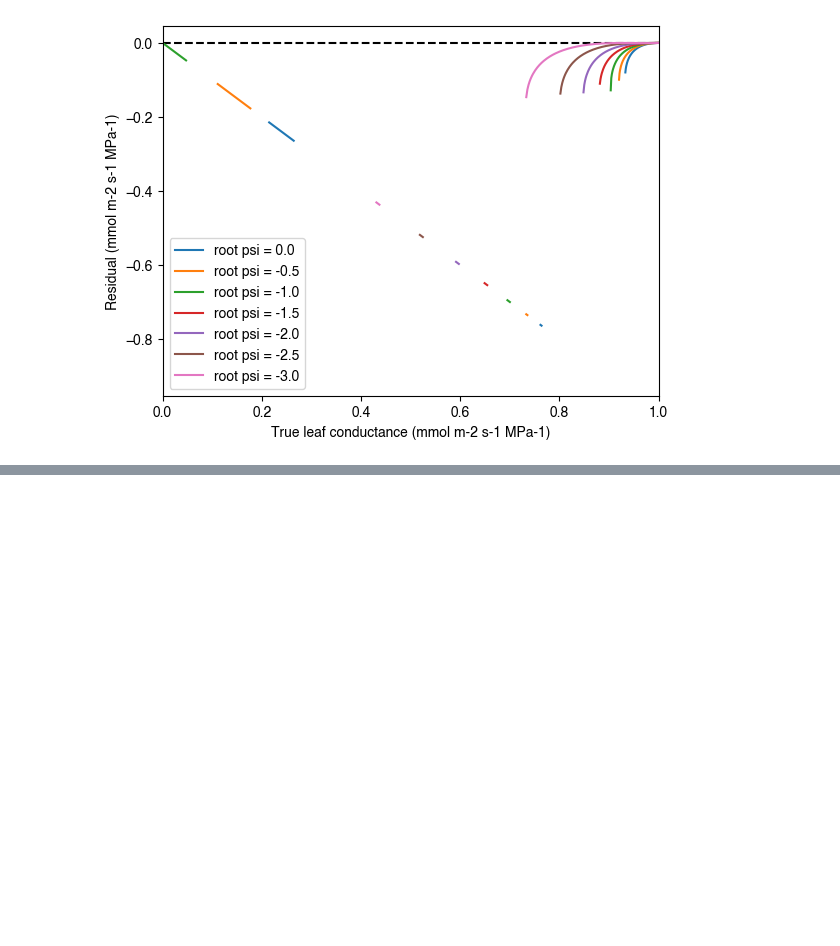
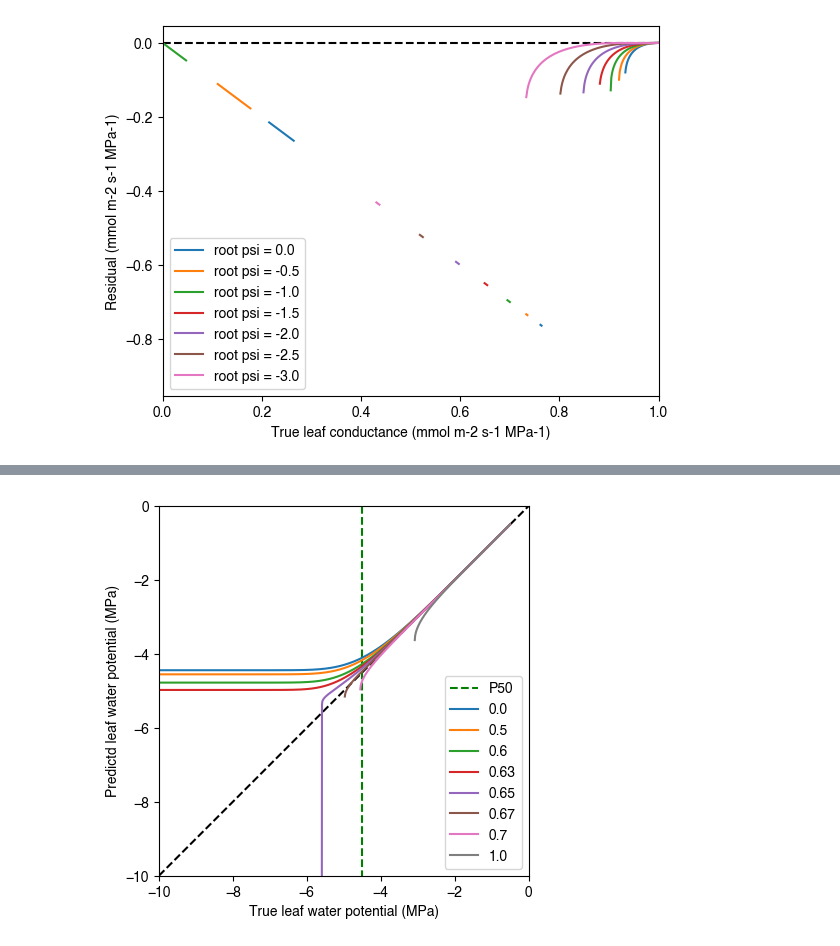
Before and after one commit to CaleBaguley/profit-optimisation-model, a Jupyter notebook: note books/Transpiration to water potential aproximation test.ipynb, the cells around one changed output, grey strips where cells are left out. Drawn from its saved outputs; the diff is of its cells as text; code cells hidden in the pictures; blank space fills up the shorter version.

Commit message:
Added investigation into changing the weighting of the root and current water potential when calculating the water potential at which to evaluate the taylor series approximation.

```diff
--- a/note books/Transpiration to water potential aproximation test.ipynb
+++ b/note books/Transpiration to water potential aproximation test.ipynb
@@ -994,0 +1052,84 @@ It is clear that the implimentation of the second order taylor expansion is not
+# %%
+k_min = 0.000001
+min_psi = -10.0
+root_psi = -0.5 # MPa
+leaf_psi_true_array = np.linspace(root_psi, min_psi, 1000)
+
+e_leaf_array = np.zeros(len(leaf_psi_true_array))
+k_true_array = np.zeros(len(leaf_psi_true_array))
+
+leaf_psi_weights = [0.,0.5,0.6,0.63,0.65,0.67,0.7,1.]
+
+for i in range(len(leaf_psi_true_array)):
+    e_leaf_array[i] = conductance_model.transpiration(leaf_psi_true_array[i], root_psi, steps = 100)
+    k_true_array[i] = conductance_model.conductance(leaf_psi_true_array[i])
+
+leaf_psi_predicted_array = np.zeros((len(leaf_psi_true_array),len(leaf_psi_weights)))
+k_predicted_array = np.zeros((len(leaf_psi_true_array),len(leaf_psi_weights)))
+e_predicted_array = np.zeros((len(leaf_psi_true_array),len(leaf_psi_weights)))
+
+for i in range(len(leaf_psi_true_array)):
+    for j in range(len(leaf_psi_weights)):
+        leaf_psi_predicted_array[i,j] = calc_psi_leaf_weighted_shift(root_psi, e_leaf_array[i], conductance_model, acc, leaf_psi_weights[j], N, k_min)
+
+        k_predicted_array[i,j] = conductance_model.conductance(leaf_psi_predicted_array[i,j])
+        e_predicted_array[i,j] = conductance_model.transpiration(leaf_psi_predicted_array[i,j], root_psi, steps = 100)
+
+
+plt.plot([min_psi,0],[min_psi,0], color = 'black', linestyle='--')
+plt.plot([P50,P50],[0,min_psi], color = 'g', label = 'P50', linestyle = '--')
+for j in range(len(leaf_psi_weights)):
+    plt.plot(leaf_psi_true_array, leaf_psi_predicted_array[:,j], label = leaf_psi_weights[j])
+plt.xlabel('True leaf water potential (MPa)')
+plt.ylabel('Predictd leaf water potential (MPa)')
+plt.gca().set_aspect('equal')
+plt.ylim(min_psi,0)
+plt.xlim(min_psi,0)
+plt.legend()
+plt.show()
+
+plt.plot([min_psi,0],[0,0], color = 'black', linestyle='--')
+plt.plot([P50,P50],[1.1*min_psi,-1.1*min_psi], color = 'g', label = 'P50', linestyle = '--')
+for j in range(len(leaf_psi_weights)):
+    plt.plot(leaf_psi_true_array, leaf_psi_predicted_array[:,j] - leaf_psi_true_array, label = leaf_psi_weights[j])
+plt.xlabel('True leaf water potential (MPa)')
+plt.ylabel('Residual (MPa)')
+plt.ylim(1.1*min_psi,-1.1*min_psi)
+plt.xlim(min_psi,0)
+plt.legend()
+plt.show()
+
+plt.plot([0.,1.],[0.,1.], color = 'black', linestyle='--')
+for j in range(len(leaf_psi_weights)):
+    plt.plot(k_true_array, k_predicted_array[:,j], label = leaf_psi_weights[j])
+plt.xlabel('True leaf conductance (mmol m-2 s-1 MPa-1)')
+plt.ylabel('Predictd leaf conductance (mmol m-2 s-1 MPa-1)')
+plt.gca().set_aspect('equal')
+plt.ylim(0.,1.)
+plt.xlim(0.,1.)
+plt.legend()
+plt.show()
+
+plt.plot([0.,1.],[0,0], color = 'black', linestyle='--')
+for j in range(len(leaf_psi_weights)):
+    plt.plot(k_true_array, k_predicted_array[:,j] - k_true_array, label = leaf_psi_weights[j])
+plt.xlabel('True leaf conductance (mmol m-2 s-1 MPa-1)')
+plt.ylabel('Residual (mmol m-2 s-1 MPa-1)')
+#plt.ylim(1.1*min_psi,-1.1*min_psi)
+plt.xlim(0.,1.)
+plt.legend()
+plt.show()
+
+plt.plot([P50,P50],[0,1.1*e_leaf_array[-1]], color = 'g', label = 'P50', linestyle = '--')
+plt.plot([min_psi,leaf_psi_true_array[0]],[k_max*(leaf_psi_true_array[0]-min_psi),0], color = 'grey', label = 'constant conductance')
+for j in range(len(leaf_psi_weights)):
+    plt.plot(leaf_psi_true_array, e_predicted_array[:,j], label = leaf_psi_weights[j])
+plt.plot(leaf_psi_true_array, e_leaf_array, color = 'black', label = 'E true')
+plt.xlabel('True leaf water potential (MPa)')
+plt.ylabel('Transpiration (mmol m-2 s-1)')
+plt.xlim(min_psi,0)
+plt.ylim(0,1.1*e_leaf_array[-1])
+plt.legend()
+plt.show()
+# %% [output]
+[figure, added]
```
Also changed, not shown: parts of 35 cells of this notebook.
